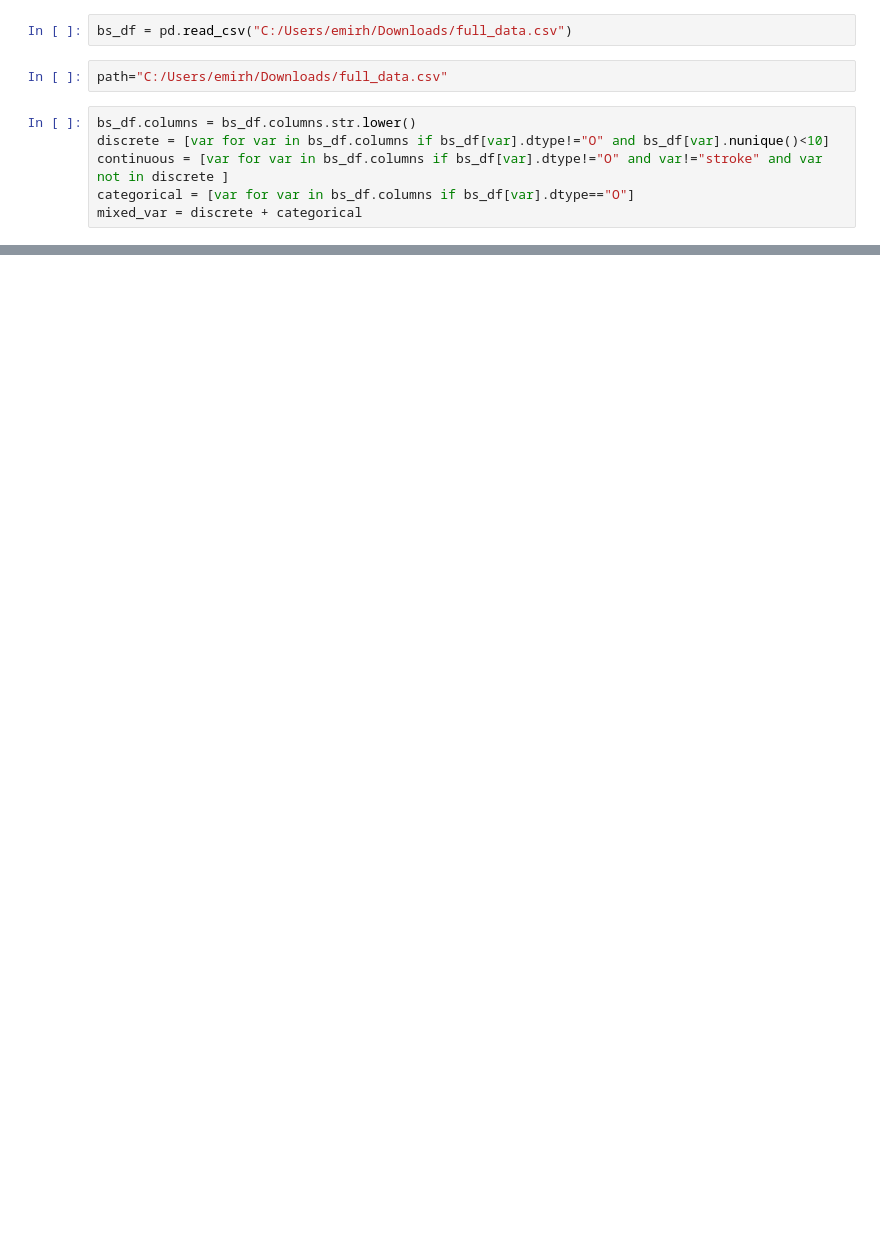
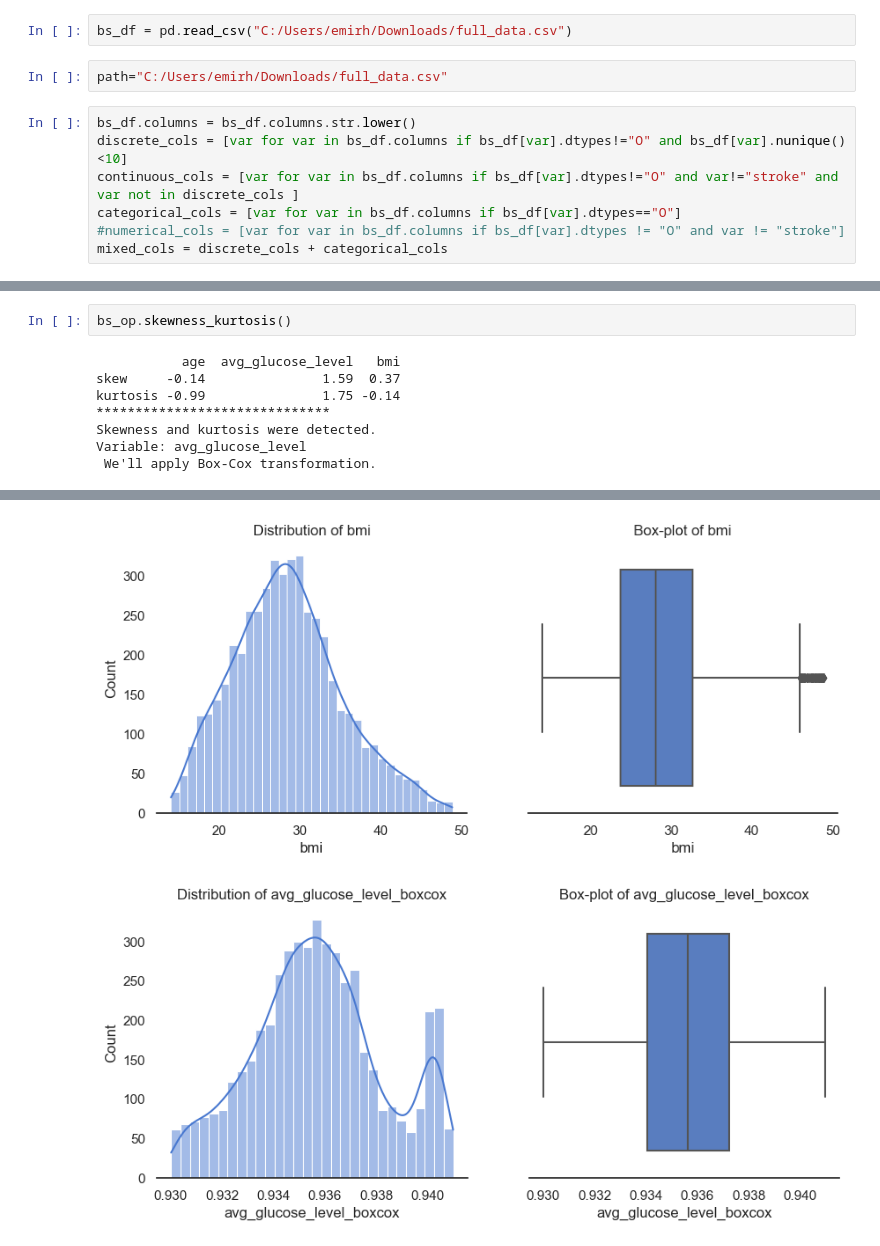
Before and after one commit to emirhansilsupur/brain-stroke-prediction, a Jupyter notebook: brain_stroke.ipynb, the cells around one changed output, grey strips where cells are left out. Cells and saved outputs as stored; diff of their text form; blank space fills up the shorter version.

Commit message:
add skew-kurt function

```diff
--- a/brain_stroke.ipynb
+++ b/brain_stroke.ipynb
@@ -14,10 +15,11 @@ bs_df = pd.read_csv("C:/Users/emirh/Downloads/full_data.csv")
 path="C:/Users/emirh/Downloads/full_data.csv"
 # %%
 bs_df.columns = bs_df.columns.str.lower()
-discrete = [var for var in bs_df.columns if bs_df[var].dtype!="O" and bs_df[var].nunique()<10]
-continuous = [var for var in bs_df.columns if bs_df[var].dtype!="O" and var!="stroke" and var not in discrete ]
-categorical = [var for var in bs_df.columns if bs_df[var].dtype=="O"]
-mixed_var = discrete + categorical
+discrete_cols = [var for var in bs_df.columns if bs_df[var].dtypes!="O" and bs_df[var].nunique()<10]
+continuous_cols = [var for var in bs_df.columns if bs_df[var].dtypes!="O" and var!="stroke" and var not in discrete_cols ]
+categorical_cols = [var for var in bs_df.columns if bs_df[var].dtypes=="O"]
+#numerical_cols = [var for var in bs_df.columns if bs_df[var].dtypes != "O" and var != "stroke"]
+mixed_cols = discrete_cols + categorical_cols
 # %%
 class DataOperation:
 
@@ -136,0 +139,10 @@ bs_op.mixed_viz()
+# %%
+bs_op.skewness_kurtosis()
+# %% [output]
+           age  avg_glucose_level   bmi
+skew     -0.14               1.59  0.37
+kurtosis -0.99               1.75 -0.14
+******************************
+Skewness and kurtosis were detected.
+Variable: avg_glucose_level
+ We'll apply Box-Cox transformation.
@@ -136,0 +150,2 @@ bs_op.mixed_viz()
+[figure, added]
+[figure, added]
```
Also changed, not shown: parts of 11 cells of this notebook.
